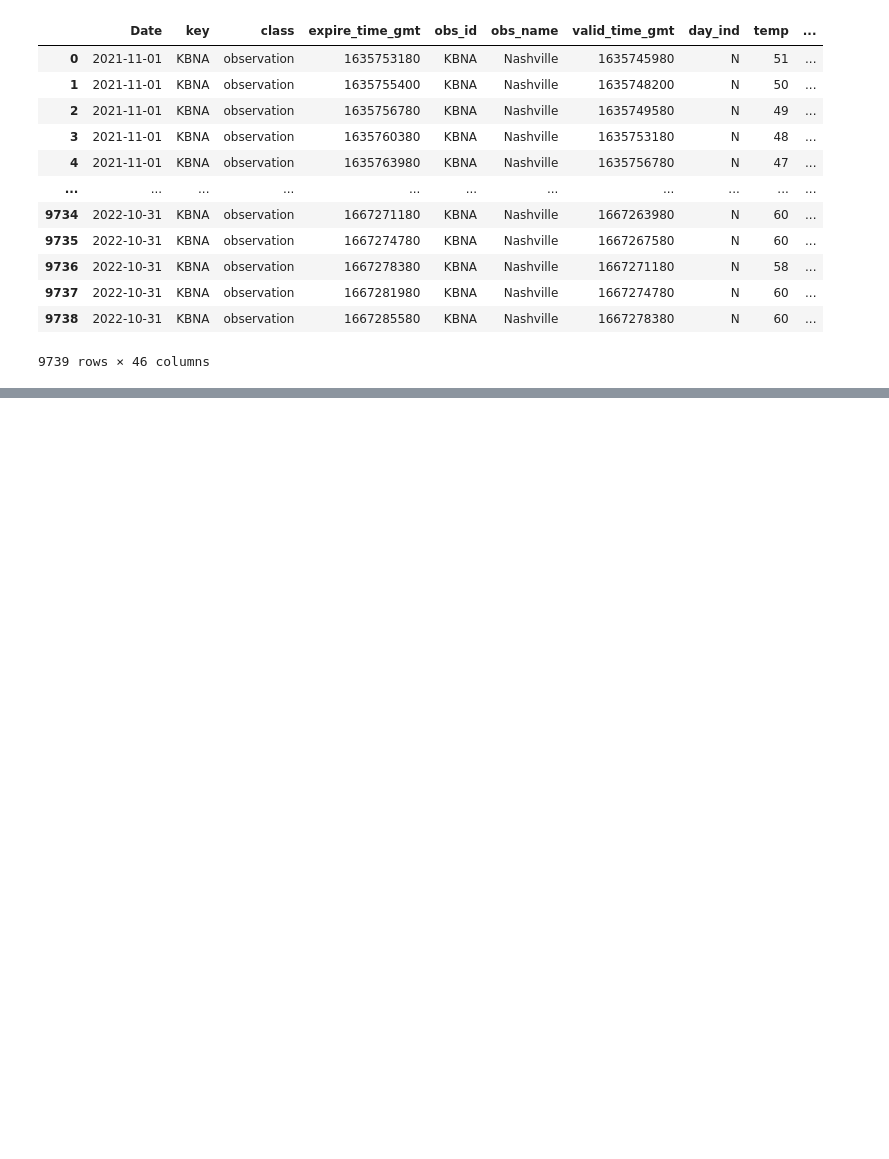
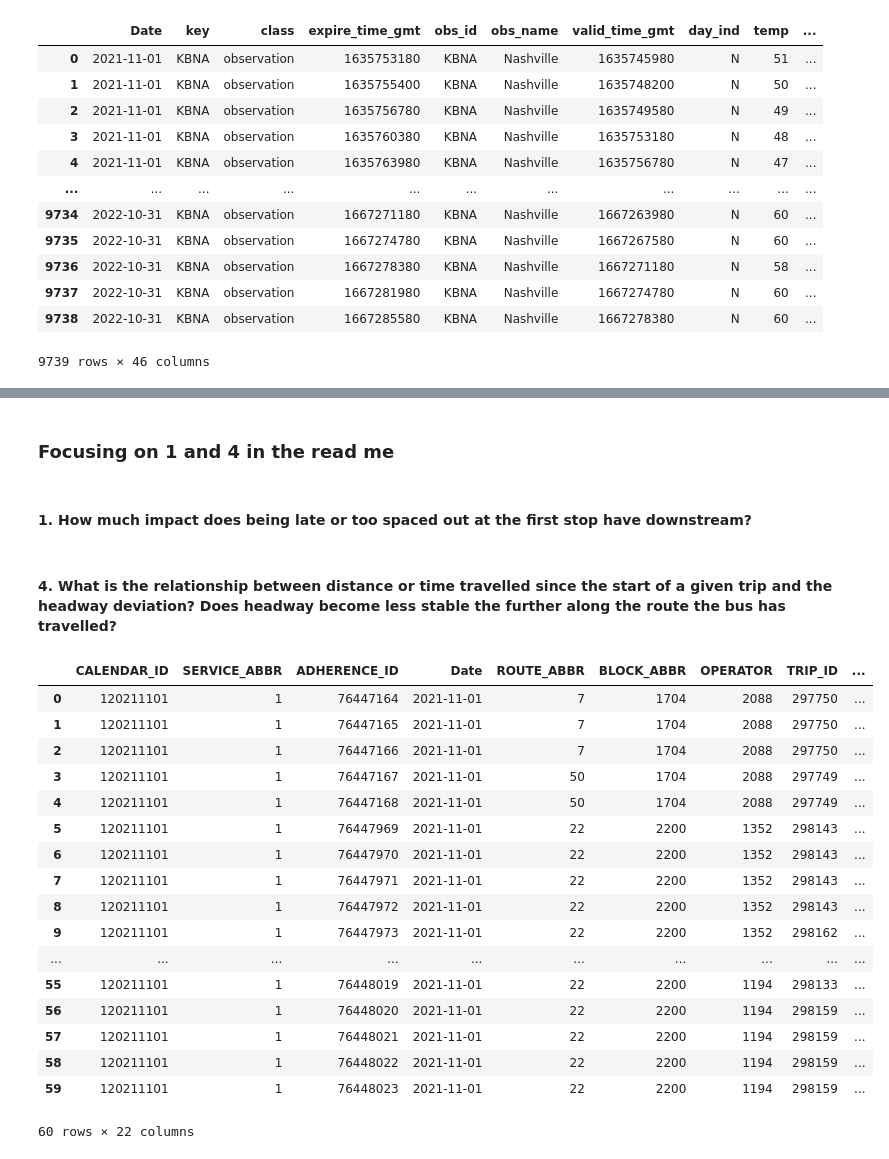
Before and after one commit to NSS-Data-Analytics-Cohort-7/wego-data-world-problems, a Jupyter notebook: notebook/wego-EDA.ipynb, the cells around one changed output, grey strips where cells are left out. Drawn from its saved outputs; the diff is of its cells as text; code cells hidden in the pictures; blank space fills up the shorter version.

```diff
--- a/notebook/wego-EDA.ipynb
+++ b/notebook/wego-EDA.ipynb
@@ -124,7 +124,7 @@ Name: HDWY_DEV, dtype: float64
 # %% [markdown]
 ### Dropped all columns to right of HDWY_DEV
 # %%
-headway.drop(headway.iloc[:, 22:30], inplace=True, axis=1)
+headway_df = headway.drop(headway.iloc[:, 22:30], inplace=True, axis=1)
 # %%
 headway_df = headway.rename(columns={"DATE":"Date"})
 # %%
@@ -217,0 +218,27 @@ avg_headway_weather
+# %% [markdown]
+### Focusing on 1 and 4 in the read me
+# %% [markdown]
+#### 1. How much impact does being late or too spaced out at the first stop have downstream?
+# %% [markdown]
+#### 4. What is the relationship between distance or time travelled since the start of a given trip and the headway deviation? Does headway become less stable the further along the route the bus has travelled?
+# %%
+headway_df.head(60)
+# %% [output]
+|  | CALENDAR_ID | SERVICE_ABBR | ADHERENCE_ID | Date | ROUTE_ABBR | BLOCK_ABBR | OPERATOR | TRIP_ID | ... |
+| 0 | 120211101 | 1 | 76447164 | 2021-11-01 | 7 | 1704 | 2088 | 297750 | ... |
+| 1 | 120211101 | 1 | 76447165 | 2021-11-01 | 7 | 1704 | 2088 | 297750 | ... |
+| 2 | 120211101 | 1 | 76447166 | 2021-11-01 | 7 | 1704 | 2088 | 297750 | ... |
+| 3 | 120211101 | 1 | 76447167 | 2021-11-01 | 50 | 1704 | 2088 | 297749 | ... |
+| 4 | 120211101 | 1 | 76447168 | 2021-11-01 | 50 | 1704 | 2088 | 297749 | ... |
+| 5 | 120211101 | 1 | 76447969 | 2021-11-01 | 22 | 2200 | 1352 | 298143 | ... |
+| 6 | 120211101 | 1 | 76447970 | 2021-11-01 | 22 | 2200 | 1352 | 298143 | ... |
+| 7 | 120211101 | 1 | 76447971 | 2021-11-01 | 22 | 2200 | 1352 | 298143 | ... |
+| 8 | 120211101 | 1 | 76447972 | 2021-11-01 | 22 | 2200 | 1352 | 298143 | ... |
+| 9 | 120211101 | 1 | 76447973 | 2021-11-01 | 22 | 2200 | 1352 | 298162 | ... |
+| ... | ... | ... | ... | ... | ... | ... | ... | ... | ... |
+| 55 | 120211101 | 1 | 76448019 | 2021-11-01 | 22 | 2200 | 1194 | 298133 | ... |
+| 56 | 120211101 | 1 | 76448020 | 2021-11-01 | 22 | 2200 | 1194 | 298159 | ... |
+| 57 | 120211101 | 1 | 76448021 | 2021-11-01 | 22 | 2200 | 1194 | 298159 | ... |
+| 58 | 120211101 | 1 | 76448022 | 2021-11-01 | 22 | 2200 | 1194 | 298159 | ... |
+| 59 | 120211101 | 1 | 76448023 | 2021-11-01 | 22 | 2200 | 1194 | 298159 | ... |
+60 rows × 22 columns
```
Also changed, not shown: parts of 16 cells of this notebook.
